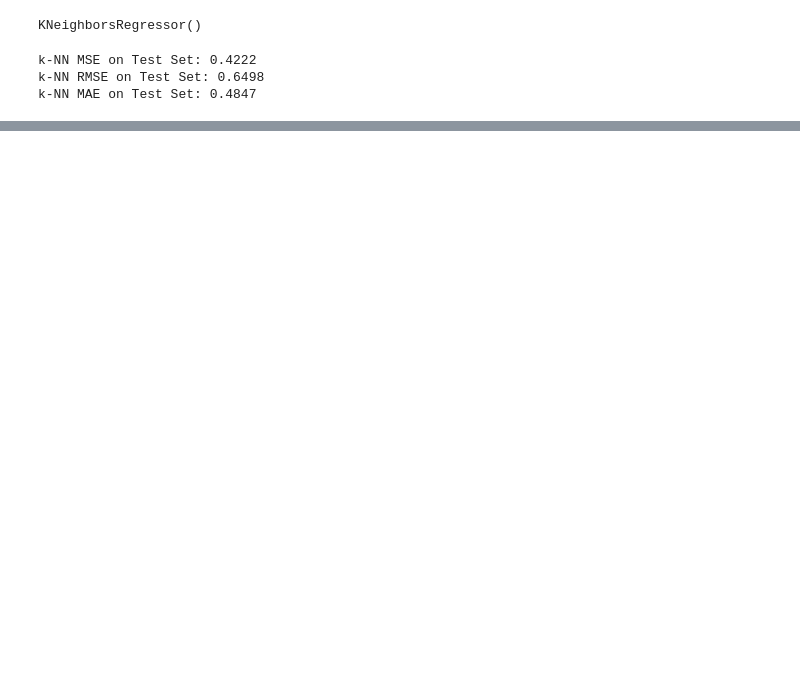
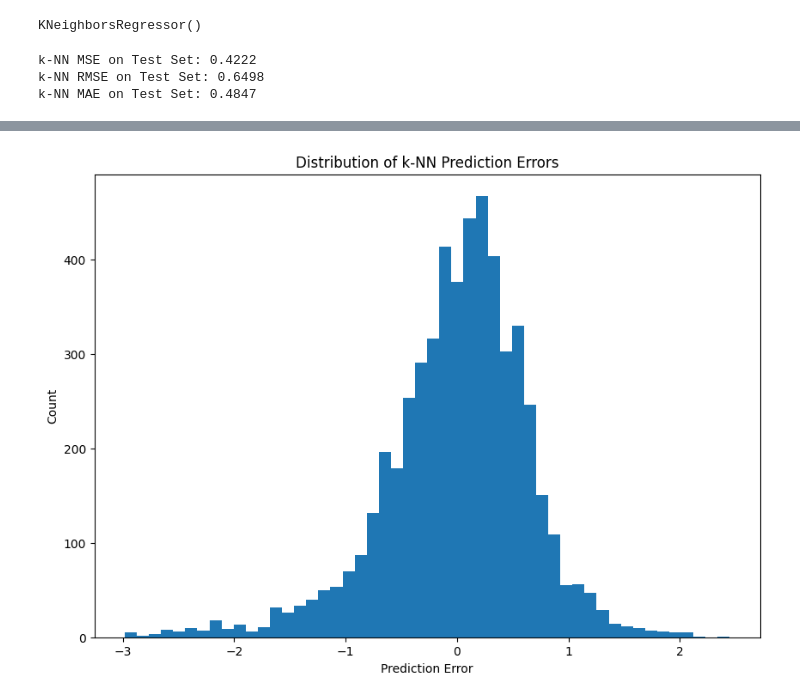
Before and after one commit to Pegiadis/movie_lens, a Jupyter notebook: notebooks/content_based/knn.ipynb, the cells around one changed output, grey strips where cells are left out. Cells and saved outputs as stored; diff of their text form; code cells hidden in the pictures; blank space fills up the shorter version.

```diff
--- a/notebooks/content_based/knn.ipynb
+++ b/notebooks/content_based/knn.ipynb
@@ -45,0 +66,10 @@ k-NN MAE on Test Set: 0.4847
+# %%
+errors = y_test - knn_predictions
+plt.figure(figsize=(10, 7))
+plt.hist(errors, bins=50)
+plt.xlabel("Prediction Error")
+plt.ylabel("Count")
+plt.title("Distribution of k-NN Prediction Errors")
+plt.show()
+# %% [output]
+[figure, added]
```
Also changed, not shown: parts of 4 cells of this notebook, 31 other files.
